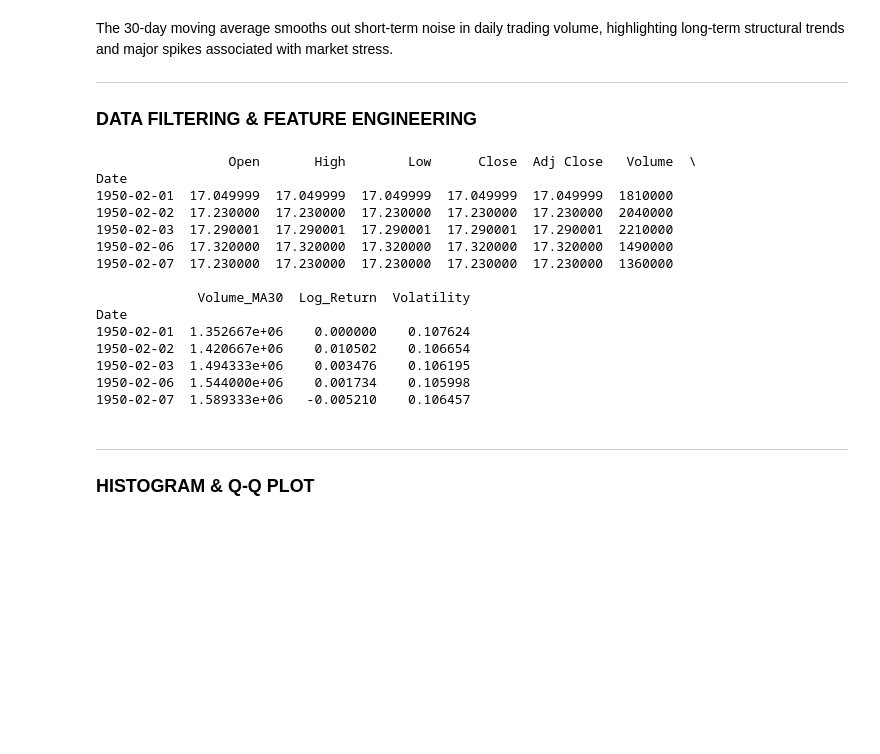
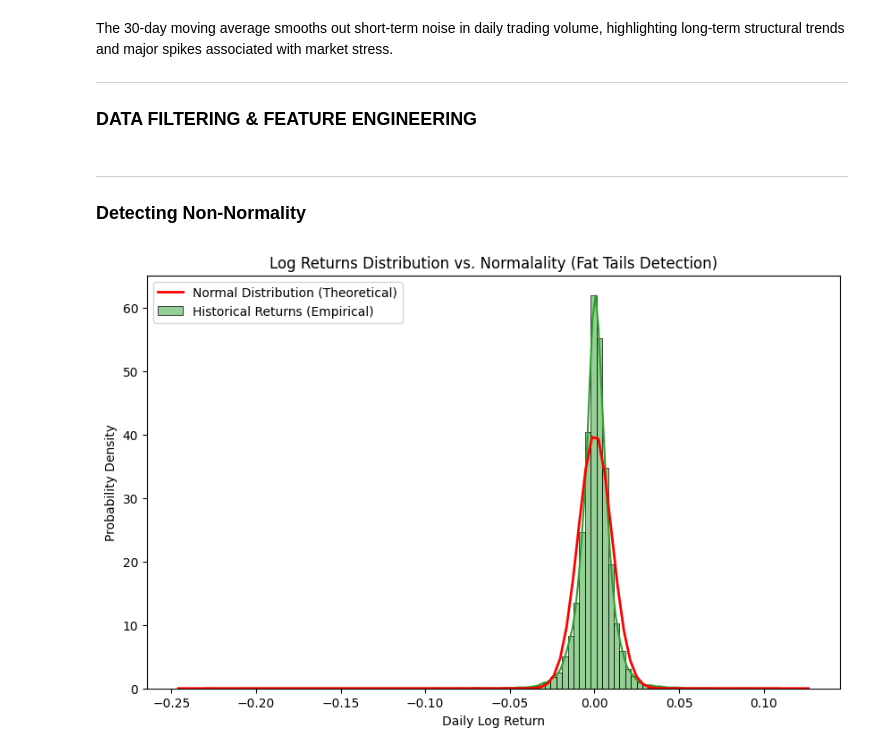
Before and after one commit to Pablo-Mateu/sp500-market-regimes, a Jupyter notebook: notebooks/EDA.ipynb, the cells around one changed output. Saved outputs shown, nothing was run; the diff lists cells and outputs as text; code cells hidden in the pictures; blank space fills up the shorter version.

```diff
--- a/notebooks/EDA.ipynb
+++ b/notebooks/EDA.ipynb
@@ -176,8 +188,6 @@ The 30-day moving average smooths out short-term noise in daily trading volume,
 
 ### DATA FILTERING & FEATURE ENGINEERING
 # %%
-import numpy as np
-
 # Data Cleansing: Filtering the DataFrame to ensure reliable Volume data
 first_valid_volume_date = df[df["Volume"] > 0].index[0]
 df_model = df.loc[first_valid_volume_date:].copy()
@@ -186,32 +196,47 @@ df_model = df.loc[first_valid_volume_date:].copy()
 df_model["Log_Return"] = np.log(df_model["Close"]/df_model["Close"].shift(1))
 
 df_model["Volatility"] = df_model["Log_Return"].rolling(window=21).std()*np.sqrt(252)
+
+df_model["Momentum_126d"] = (df_model["Close"] - df_model["Close"].shift(126))/df_model["Close"].shift(126)
 df_model.dropna(inplace=True)
-
-print(df_model.head())
-# %% [output]
-                 Open       High        Low      Close  Adj Close   Volume  \
-Date
-1950-02-01  17.049999  17.049999  17.049999  17.049999  17.049999  1810000
-1950-02-02  17.230000  17.230000  17.230000  17.230000  17.230000  2040000
-1950-02-03  17.290001  17.290001  17.290001  17.290001  17.290001  2210000
-1950-02-06  17.320000  17.320000  17.320000  17.320000  17.320000  1490000
-1950-02-07  17.230000  17.230000  17.230000  17.230000  17.230000  1360000
-
-             Volume_MA30  Log_Return  Volatility
-Date
-1950-02-01  1.352667e+06    0.000000    0.107624
-1950-02-02  1.420667e+06    0.010502    0.106654
-1950-02-03  1.494333e+06    0.003476    0.106195
-1950-02-06  1.544000e+06    0.001734    0.105998
-1950-02-07  1.589333e+06   -0.005210    0.106457
 # %% [markdown]
 
 ---
 
-### HISTOGRAM & Q-Q PLOT
+### Detecting Non-Normality
 # %%
-import numpy as np
-import scipy.stats as stats
-import seaborn as sns
-import matplotlib.pyplot as plt
+# 1. Calculate Parameters
+mean_log_ret = df_model['Log_Return'].mean()
+std_log_ret = df_model['Log_Return'].std()
+
+fig, ax = plt.subplots(figsize = (10, 6))
+
+# 2. Draw Histogram (Empirical Data)
+sns.histplot(
+    data = df_model,
+    x = 'Log_Return',
+    ax = ax,
+    stat = 'density',
+    bins = 100,
+    kde = True,
+    color = COLORS['returns'],
+    label = 'Historical Returns (Empirical)'
+)
+
+# 3. Calculate and Plot Theoretical Curve
+xmin, xmax = ax.get_xlim()
+x = np.linspace(xmin, xmax, 100)
+
+p = stats.norm.pdf(x, mean_log_ret, std_log_ret)
+
+# Plot the line with corrected label
+ax.plot(x, p, 'r', linewidth = 2, label = 'Normal Distribution (Theoretical)')
+
+# 4. Finalize with Professional Labels
+ax.set_title('Log Returns Distribution vs. Normalality (Fat Tails Detection)')
+ax.set_xlabel('Daily Log Return')
+ax.set_ylabel('Probability Density')
+ax.legend()
+plt.show()
+# %% [output]
+[figure, added]
```
Also changed, not shown: parts of 10 cells of this notebook.
